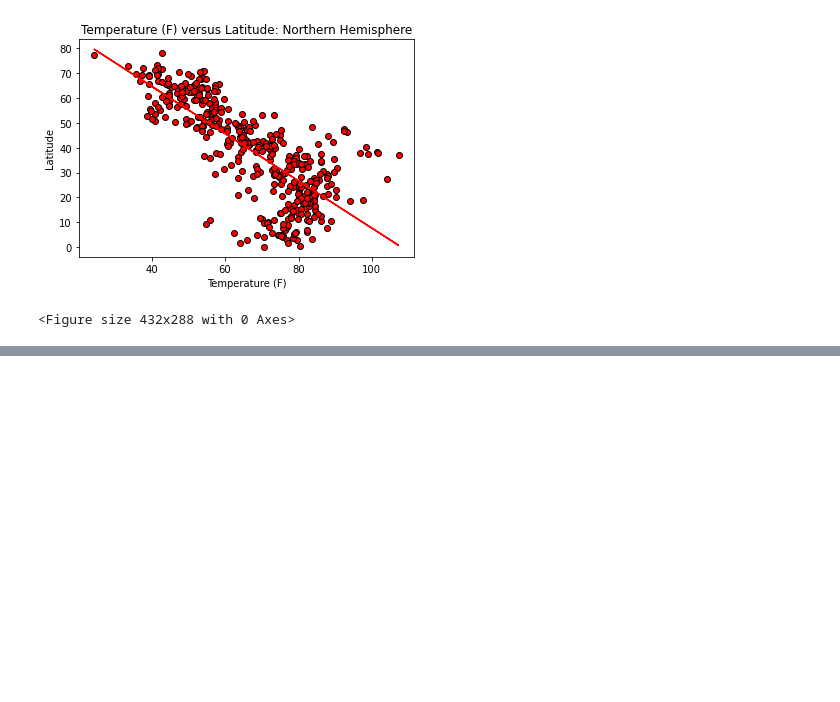
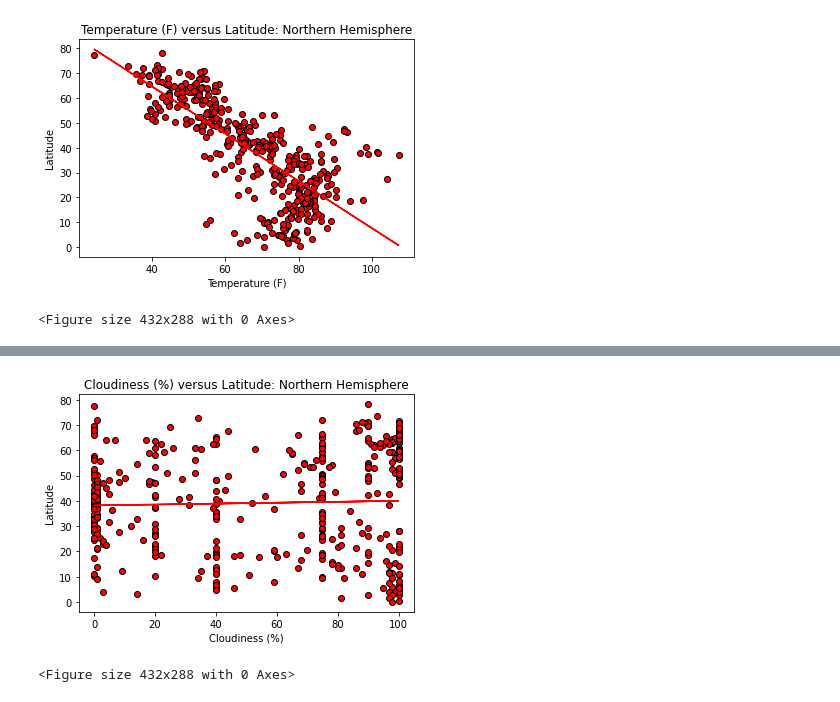
Before and after one commit to Lbrady1025/python-api-challenge, a Jupyter notebook: WeatherPy.ipynb, the cells around one changed output, grey strips where cells are left out. Drawn from its saved outputs; the diff is of its cells as text; code cells hidden in the pictures; blank space fills up the shorter version.

```diff
--- a/WeatherPy.ipynb
+++ b/WeatherPy.ipynb
@@ -238,0 +298,19 @@ plt.savefig("Results/WeatherPy/n_temp_vs_lat.png")
+# %%
+x_axis = n_hemi["Cloudiness (%)"]
+y_axis = n_hemi["Lat"]
+
+(slope, intercept, rvalue, pvalue, stderr) = linregress(x_axis.astype(float), y_axis)
+regress_values = x_axis * slope + intercept
+
+plt.scatter(x_axis,y_axis,edgecolors="black",color="red")
+plt.plot(x_axis,regress_values,"r-")
+
+plt.title("Cloudiness (%) versus Latitude: Northern Hemisphere")
+plt.xlabel("Cloudiness (%)")
+plt.ylabel("Latitude")
+
+plt.show()
+plt.savefig("Results/WeatherPy/n_cld_vs_lat.png")
+# %% [output]
+[figure, added]
+<Figure size 432x288 with 0 Axes>
```
Also changed, not shown: parts of 7 cells of this notebook, 7 other files.
